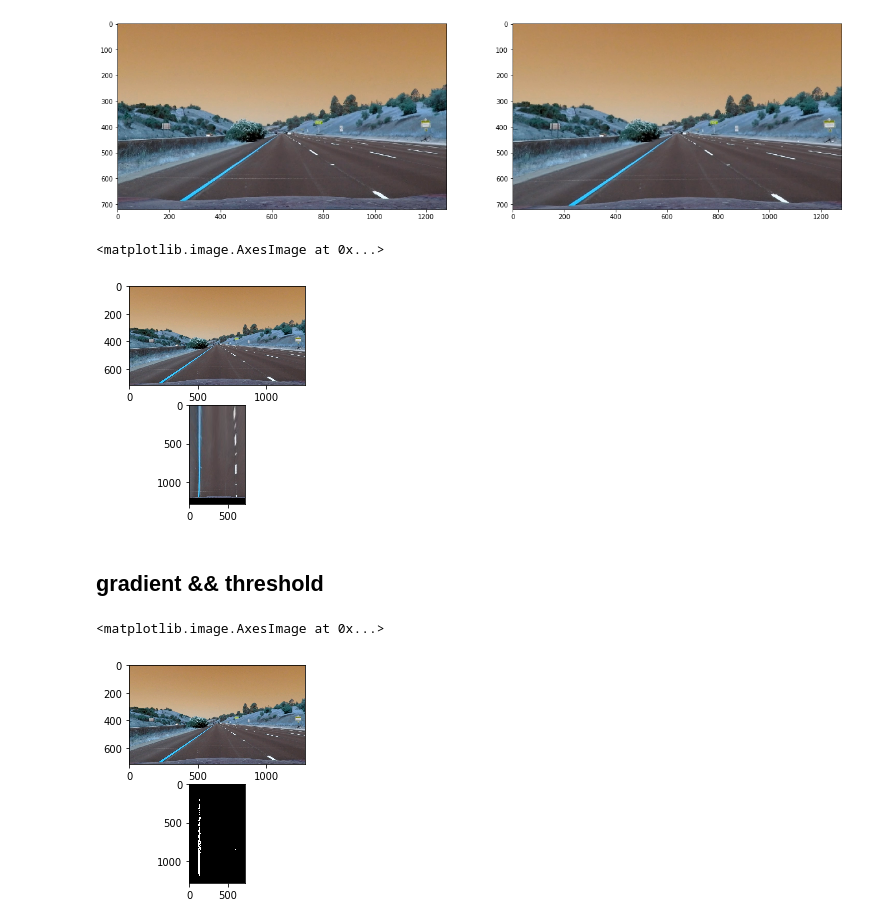
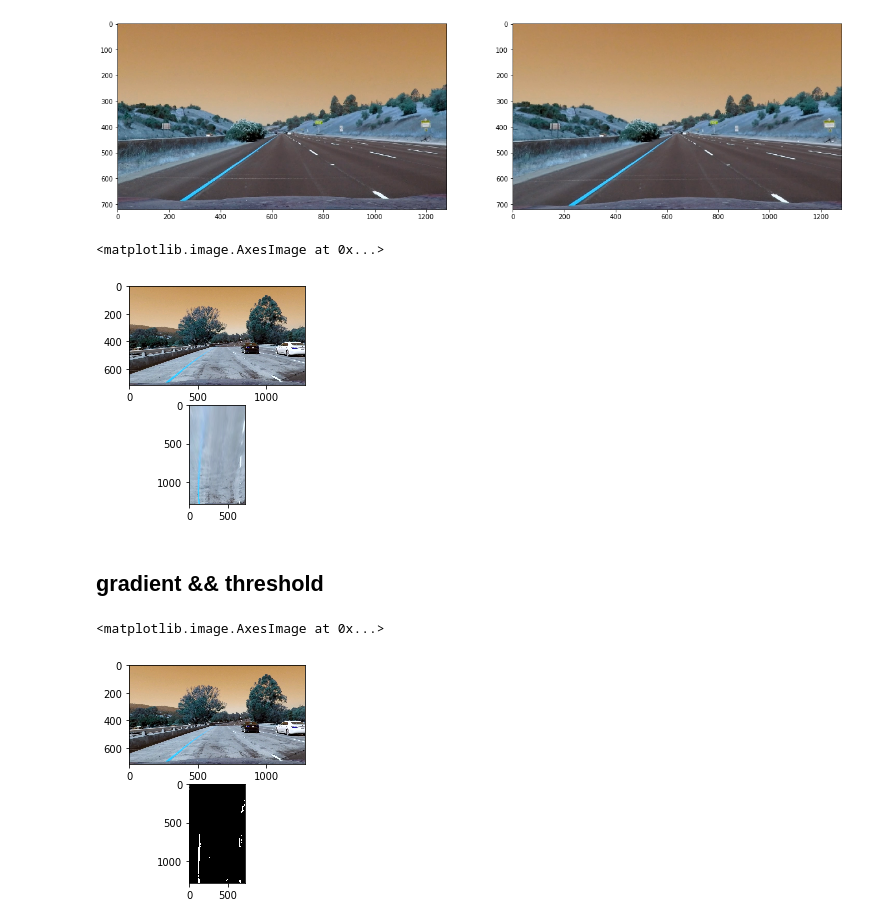
Before and after one commit to miaoyanlearningcode/CarND-Advanced-Lane-Lines, a Jupyter notebook: advanced_laneDetection.ipynb, the cells around one changed output. Saved outputs shown, nothing was run; the diff lists cells and outputs as text; code cells hidden in the pictures.

```diff
--- a/advanced_laneDetection.ipynb
+++ b/advanced_laneDetection.ipynb
@@ -81,25 +81,27 @@ ax2.imshow(undist)
 # %%
 #perspective transf
 nx = 1280
 ny = 720
 
-img = cv2.imread(test_images[0])
+img = cv2.imread(test_images[4])
 undistorted = cv2.undistort(img, mtx, dist, None, mtx)
 plt.subplot(211)
 plt.imshow(undistorted, cmap='gray')
 
-src = np.float32([[585,450],[695,450],[1160,ny],[120,ny]])
-dst = np.float32([[80,80],[ny-80,80],[ny-80, nx-80],[80,nx-80]])
+xOffset = 20
+yOffset = 20
+src = np.float32([[580,450],[710,450],[1200,700],[100,700]])
+dst = np.float32([[xOffset,yOffset],[ny-xOffset,yOffset],[ny-xOffset, nx],[xOffset,nx]])
 # dst = np.float32([[0,0],[ny,0],[ny, nx],[0,nx]])
 
 M    = cv2.getPerspectiveTransform(src, dst)
 Minv = cv2.getPerspectiveTransform(dst, src)
 warped = cv2.warpPerspective(undistorted, M, (img.shape[0], img.shape[1]), flags=cv2.INTER_LINEAR)
 plt.subplot(212)
 plt.imshow(warped, cmap='gray')
 # %% [output]
 <matplotlib.image.AxesImage at 0x...>
-[figure, old version]
+[figure, new version]
 # %% [markdown]
 ## gradient && threshold
 # %%
@@ -183,9 +187,9 @@ def combinationGD(img):
 # %%
 #perspective transf
 
-img = cv2.imread(test_images[0])
+img = cv2.imread(test_images[4])
 undistorted = cv2.undistort(img, mtx, dist, None, mtx)
-binaryComb = combinationGD(undistorted)
+binaryComb = combinationGD(undistorted,7)
 plt.subplot(211)
 plt.imshow(undistorted)
 
@@ -194,4 +198,4 @@ plt.subplot(212)
 plt.imshow(warped, cmap='gray')
 # %% [output]
 <matplotlib.image.AxesImage at 0x...>
-[figure, old version]
+[figure, new version]
```
Also changed, not shown: parts of 11 cells of this notebook, 1 other file.
